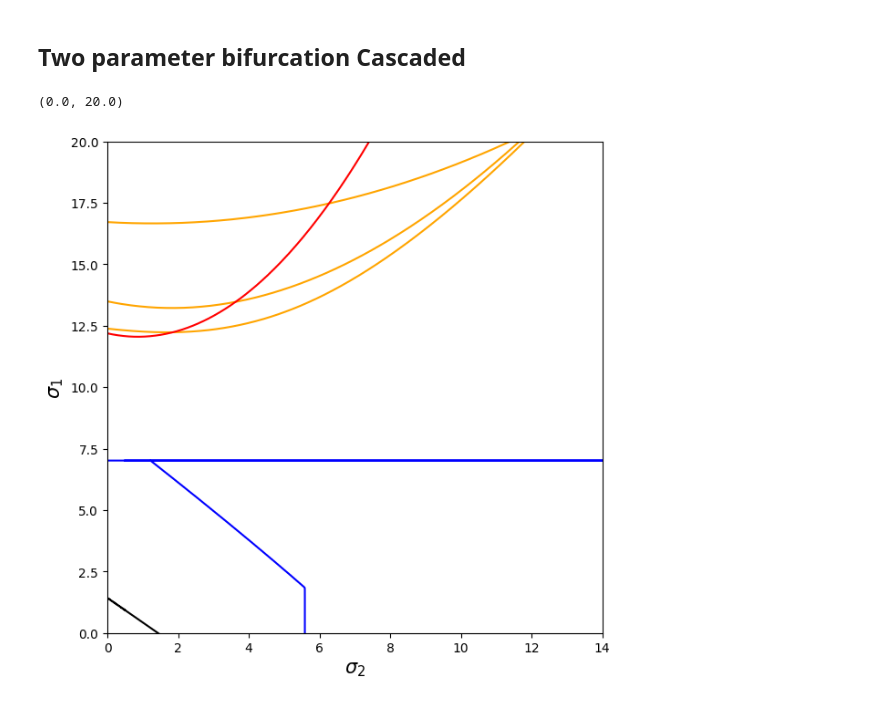
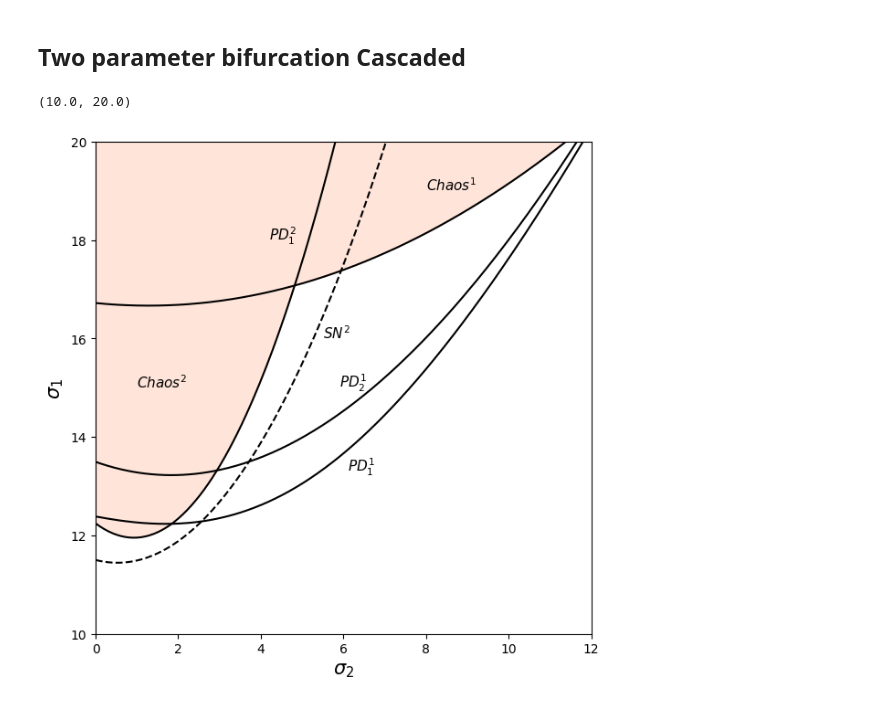
Before and after one commit to FredRobs/Bacteria-and-Viruses, a Jupyter notebook: XPPAUT_Data/fileReader.ipynb, the cells around one changed output. Drawn from its saved outputs; the diff is of its cells as text; code cells hidden in the pictures.

```diff
--- a/XPPAUT_Data/fileReader.ipynb
+++ b/XPPAUT_Data/fileReader.ipynb
@@ -103,36 +103,54 @@ plt.ylim(2,12)
 # %%
 df1=pd.read_csv('PDBranch1.csv', names=['sigma_2', 'sigma_1'])
 df2=pd.read_csv('extinctionPD.csv', names=['sigma_2', 'sigma_1'])
 df4=pd.read_csv('hopfPD.csv', names=['sigma_2', 'sigma_1'])
 df5=pd.read_csv('hopf02PD.csv', names=['sigma_2', 'sigma_1'])
 df6=pd.read_csv('Cascaded01.csv', names=['sigma_2', 'sigma_1'])
 df7=pd.read_csv('Cascaded02.csv', names=['sigma_2', 'sigma_1'])
-df8=pd.read_csv('Cascaded03.csv', names=['sigma_2', 'sigma_1'])
+df8=pd.read_csv('Cascaded04.csv', names=['sigma_2', 'sigma_1'])
+df9=pd.read_csv('Cascaded05.csv', names=['sigma_2', 'sigma_1'])
 plt.figure(figsize=(7,7))
 
 CascadedBranch1=np.linspace(0.0, 14, 279)
 coeffBranch1=np.polyfit(df6['sigma_2'], df6['sigma_1'], 3)
 p1 = np.poly1d(coeffBranch1)
 CascadedBranch2=np.linspace(0.0, 14, 279)
 coeffBranch2=np.polyfit(df7['sigma_2'], df7['sigma_1'], 2)
 p2 = np.poly1d(coeffBranch2)
 CascadedBranch3=np.linspace(0.0,14, 279)
 coeffBranch3=np.polyfit(df8['sigma_2'], df8['sigma_1'], 2)
 p3 = np.poly1d(coeffBranch3)
+CascadedBranch4=np.linspace(0.0,14, 279)
+coeffBranch4=np.polyfit(df9['sigma_2'], df9['sigma_1'], 2)
+p4 = np.poly1d(coeffBranch4)
 
-plt.plot(df1['sigma_2'], df1['sigma_1'], color='orange')
+plt.plot(df1['sigma_2'], df1['sigma_1'], color='black')
 plt.plot(df2['sigma_2'], df2['sigma_1'], color='black')
 plt.plot(df4['sigma_2'], df4['sigma_1'], color='blue')
 plt.plot(df5['sigma_2'], df5['sigma_1'], color='blue')
-plt.plot(CascadedBranch1, p1(CascadedBranch1),color='orange')
-plt.plot(CascadedBranch2, p2(CascadedBranch2),color='orange')
-plt.plot(CascadedBranch2, p3(CascadedBranch3),color='red')
+plt.plot(CascadedBranch1, p1(CascadedBranch1),color='black')
+plt.plot(CascadedBranch2, p2(CascadedBranch2),color='black')
+plt.plot(CascadedBranch3, p3(CascadedBranch3),'--',color='black')
+plt.plot(CascadedBranch4, p4(CascadedBranch4),color='black')
+
+plt.text(5.5, 16, '$SN^2$', fontsize=11, fontstyle='italic')
+plt.text(5.9, 15, '$PD^1_2$', fontsize=11, fontstyle='italic')
+plt.text(6.1, 13.3, '$PD^1_1$', fontsize=11, fontstyle='italic')
+plt.text(1, 15, '$Chaos^2$', fontsize=11, fontstyle='italic')
+plt.text(8, 19, '$Chaos^1$', fontsize=11, fontstyle='italic')
+plt.text(4.2, 18, '$PD^2_1$', fontsize=11, fontstyle='italic')
+
+clb = np.minimum(p2(CascadedBranch2), p4(CascadedBranch4))
+
+# Fills the area between the p4 curve and the horizontal line y=12
+plt.fill_between(CascadedBranch4, clb, 20, color='lightsalmon', alpha=0.15)
+plt.fill_between(CascadedBranch2, clb, 20, color='lightsalmon', alpha=0.15)
 
 plt.xlabel("$\sigma_2$", fontsize=15)
 plt.ylabel("$\sigma_1$", fontsize=15)
 
-plt.xlim(0,14)
-plt.ylim(0,20)
+plt.xlim(0,12)
+plt.ylim(10,20)
 # %% [output]
-(0.0, 20.0)
+(10.0, 20.0)
-[figure, old version]
+[figure, new version]
```
